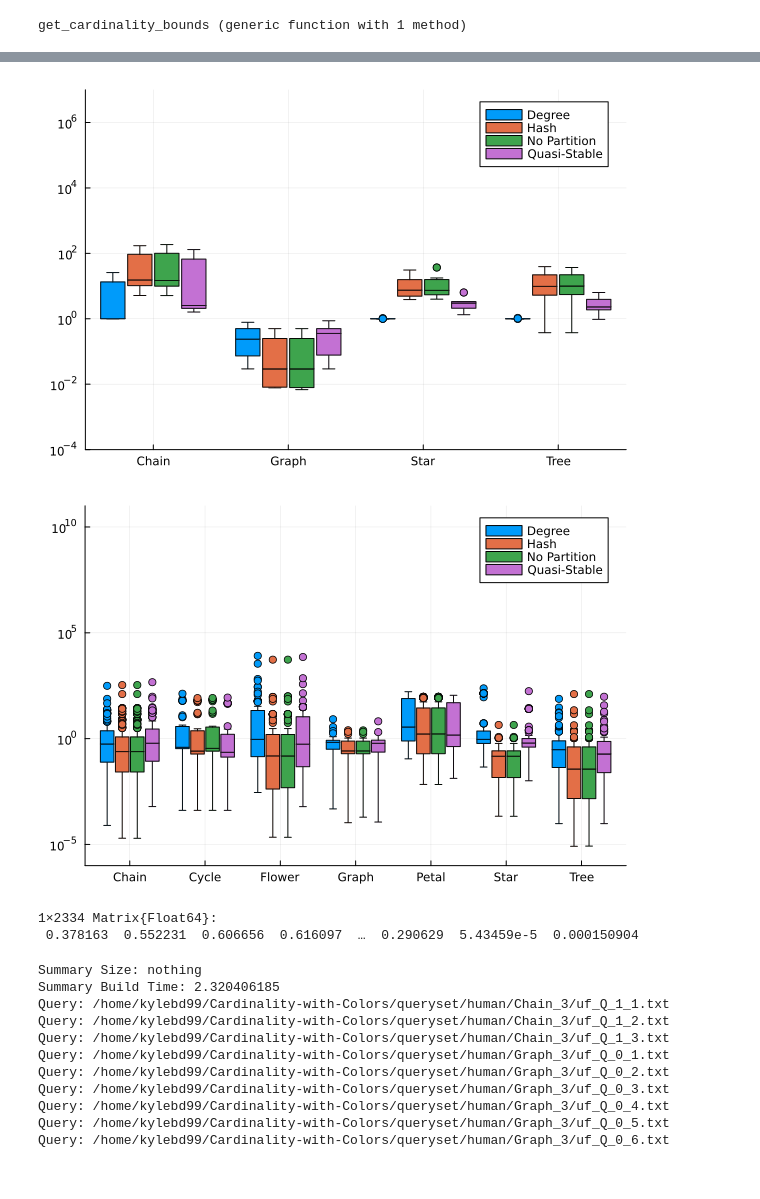
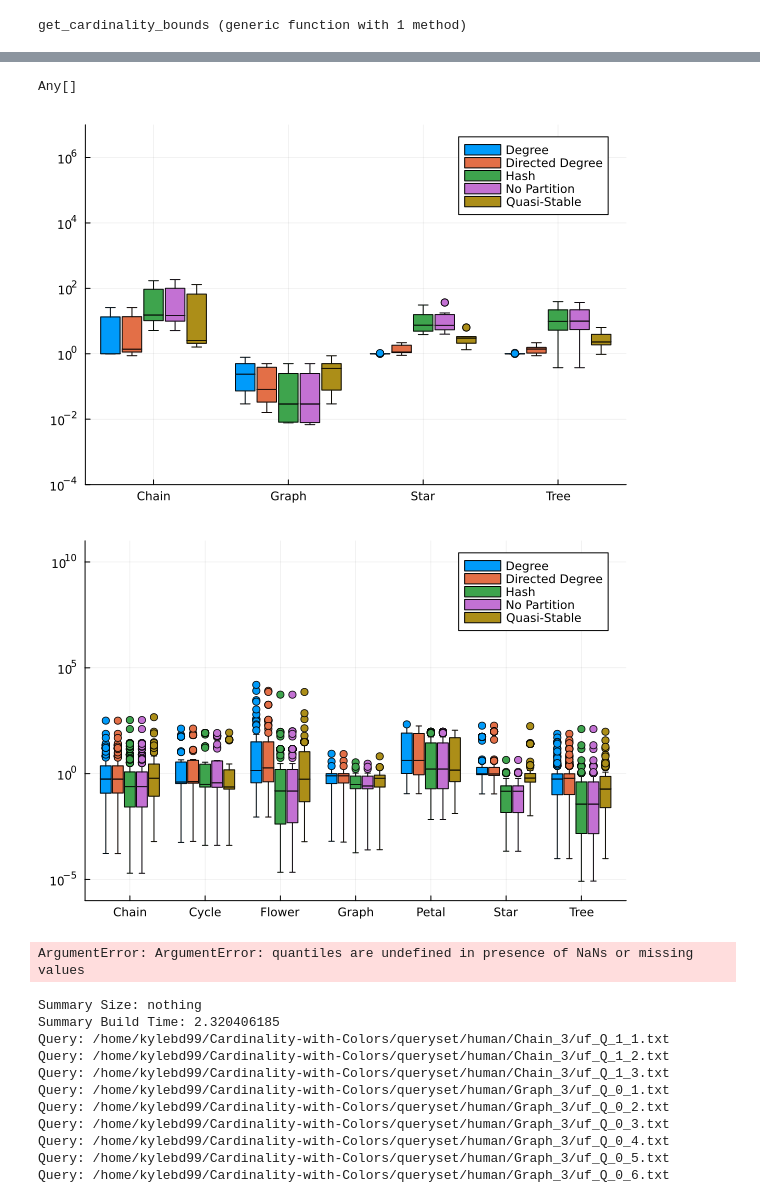
Before and after one commit to uwdb/color, a Jupyter notebook: g-care.ipynb, the cells around one changed output, grey strips where cells are left out. Drawn from its saved outputs; the diff is of its cells as text; code cells hidden in the pictures.

Commit message:
Added DirectedDegree Partitioner

```diff
--- a/g-care.ipynb
+++ b/g-care.ipynb
@@ -12,9 +12,11 @@ aids_data_file_path = "dataset/aids/aids.txt"
 human_data_file_path = "dataset/human/human.txt"
 lubm80_data_file_path = "dataset/lubm80/lubm80.txt"
 yago_data_file_path = "dataset/yago/yago.txt"
+yeast_data_file_path = "dataset/yeast/yeast.graph"
 
 human_data = load_dataset(human_data_file_path)
 aids_data = load_dataset(aids_data_file_path)
+yeast_data = load_dataset(yeast_data_file_path, subgraph_matching_data=true)
 #lubm80_data = load_dataset(lubm80_data_file_path)
 #yago_data = load_dataset(yago_data_file_path)
 nothing
@@ -25,8 +26,10 @@ println(sort(degree(human_data.graph)))
 # %%
 #datasets = [aids_data, human_data, lubm80_data, yago_data]
 #dataset_names = ["aids", "human", "lubm80", "yago"]
-datasets = Dict("aids"=>aids_data, "human"=>human_data)
-dataset_names = ["aids", "human"]
-num_sample_nodes = Dict("aids"=>10000, "human"=>100)
-max_cycle_size = Dict("aids"=>6, "human"=>-1)
+datasets = Dict("aids"=>aids_data, "human"=>human_data, "yeast"=>yeast_data)
+#dataset_names = ["aids", "human", "yeast"]
+dataset_names = ["yeast"]
+num_sample_nodes = Dict("aids"=>10000, "human"=>100, "yeast"=>100)
+gcare_dataset = Dict("aids"=>true, "human"=>true, "yeast"=>false)
+max_cycle_size = Dict("aids"=>6, "human"=>-1, "yeast"=>3)
 # %% [output]
@@ -40,8 +44,10 @@ color_summaries = Dict()
 hash_color_summaries = Dict()
 no_color_summaries = Dict()
 degree_color_summaries = Dict()
+directed_degree_color_summaries = Dict()
 num_colors = 32
 for dataset in dataset_names
+    directed_degree_color_summaries[dataset] = generate_color_summary(datasets[dataset], num_colors, verbose=true, max_size = max_cycle_size[dataset], num_sample_nodes=num_sample_nodes[dataset], partitioner="DirectedDegree")
     degree_color_summaries[dataset] = generate_color_summary(datasets[dataset], num_colors, verbose=true, max_size = max_cycle_size[dataset], num_sample_nodes=num_sample_nodes[dataset], partitioner="Degree")
     results = @timed generate_color_summary(datasets[dataset], num_colors, verbose=true, max_size = max_cycle_size[dataset], num_sample_nodes=num_sample_nodes[dataset])
     build_time[dataset] = results[2]
@@ -190,22 +184,28 @@ bounds_with_degree["human"]
+# %%
+exact_sizes["yeast"][exact_sizes["yeast"] .> 0]
+# %% [output]
+Any[]
 # %%
-grouped_errors = vec([[x[2] for x in relative_errors_with_stats["human"]]... [x[2] for x in relative_errors_with_hash["human"]]...  [x[2] for x in relative_errors_with_no_color["human"]]...  [x[2] for x in relative_errors_with_degree["human"]]... ])
-grouped_query_types = vec([query_types["human"]... query_types["human"]... query_types["human"]... query_types["human"]...])
-grouped_datasets = vec([["Quasi-Stable" for _ in 1:length(query_types["human"])]... ["Hash" for _ in 1:length(query_types["human"])]... ["No Partition" for _ in 1:length(query_types["human"])]... ["Degree" for _ in 1:length(query_types["human"])]...])
+grouped_errors = vec([[x[2] for x in relative_errors_with_stats["human"]]... [x[2] for x in relative_errors_with_hash["human"]]...  [x[2] for x in relative_errors_with_no_color["human"]]...  [x[2] for x in relative_errors_with_degree["human"]]... [x[2] for x in relative_errors_with_directed_degree["human"]]... ])
+grouped_query_types = vec([query_types["human"]... query_types["human"]... query_types["human"]... query_types["human"]... query_types["human"]...])
+grouped_datasets = vec([["Quasi-Stable" for _ in 1:length(query_types["human"])]... ["Hash" for _ in 1:length(query_types["human"])]... ["No Partition" for _ in 1:length(query_types["human"])]... ["Degree" for _ in 1:length(query_types["human"])]... ["Directed Degree" for _ in 1:length(query_types["human"])]...])
 groupedboxplot(grouped_query_types, grouped_errors, group = grouped_datasets, yscale =:log10, ylims=[10^-4, 10^7], yticks=[10^-4, 10^-2, 1, 10^2, 10^4, 10^6])
 # %% [output]
-[figure, old version]
+[figure, new version]
 # %%
-grouped_errors = vec([[x[2] for x in relative_errors_with_stats["aids"]]... [x[2] for x in relative_errors_with_hash["aids"]]...  [x[2] for x in relative_errors_with_no_color["aids"]]...  [x[2] for x in relative_errors_with_degree["aids"]]... ])
-grouped_query_types = vec([query_types["aids"]... query_types["aids"]... query_types["aids"]... query_types["aids"]...])
-grouped_datasets = vec([["Quasi-Stable" for _ in 1:length(query_types["aids"])]... ["Hash" for _ in 1:length(query_types["aids"])]... ["No Partition" for _ in 1:length(query_types["aids"])]... ["Degree" for _ in 1:length(query_types["aids"])]...])
+grouped_errors = vec([[x[2] for x in relative_errors_with_stats["aids"]]... [x[2] for x in relative_errors_with_hash["aids"]]...  [x[2] for x in relative_errors_with_no_color["aids"]]...  [x[2] for x in relative_errors_with_degree["aids"]]... [x[2] for x in relative_errors_with_directed_degree["aids"]]... ])
+grouped_query_types = vec([query_types["aids"]... query_types["aids"]... query_types["aids"]... query_types["aids"]... query_types["aids"]...])
+grouped_datasets = vec([["Quasi-Stable" for _ in 1:length(query_types["aids"])]... ["Hash" for _ in 1:length(query_types["aids"])]... ["No Partition" for _ in 1:length(query_types["aids"])]... ["Degree" for _ in 1:length(query_types["aids"])]... ["Directed Degree" for _ in 1:length(query_types["aids"])]...])
 groupedboxplot(grouped_query_types, grouped_errors, group = grouped_datasets, yscale =:log10,  ylims=[10^-6, 10^11], yticks=[10^-5, 1, 10^5, 10^10])
 # %% [output]
-[figure, old version]
+[figure, new version]
-# %%
-grouped_errors
-# %% [output]
-1×2334 Matrix{Float64}:
- 0.378163  0.552231  0.606656  0.616097  …  0.290629  5.43459e-5  0.000150904
+# %%
+grouped_errors = vec([[x[2] for x in relative_errors_with_stats["yeast"]]... [x[2] for x in relative_errors_with_hash["yeast"]]...  [x[2] for x in relative_errors_with_no_color["yeast"]]...  [x[2] for x in relative_errors_with_degree["yeast"]]... [x[2] for x in relative_errors_with_directed_degree["yeast"]]... ])
+grouped_query_types = vec([query_types["yeast"]... query_types["yeast"]... query_types["yeast"]... query_types["yeast"]... query_types["yeast"]...])
+grouped_datasets = vec([["Quasi-Stable" for _ in 1:length(query_types["yeast"])]... ["Hash" for _ in 1:length(query_types["yeast"])]... ["No Partition" for _ in 1:length(query_types["yeast"])]... ["Degree" for _ in 1:length(query_types["yeast"])]... ["Directed Degree" for _ in 1:length(query_types["yeast"])]...])
+groupedboxplot(grouped_query_types, grouped_errors, group = grouped_datasets, yscale =:log10,  ylims=[10^-6, 10^11], yticks=[10^-5, 1, 10^5, 10^10])
+# %% [output]
+ArgumentError: ArgumentError: quantiles are undefined in presence of NaNs or missing values
 # %%
 human_query_directories = ["/queryset/human/Chain_3/",
 "/queryset/human/Graph_3/",
```
Also changed, not shown: parts of 6 cells of this notebook, 1 other file.
